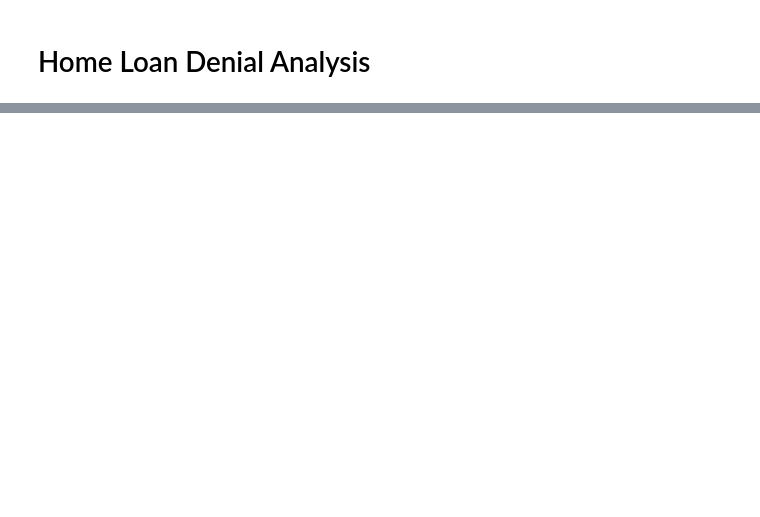
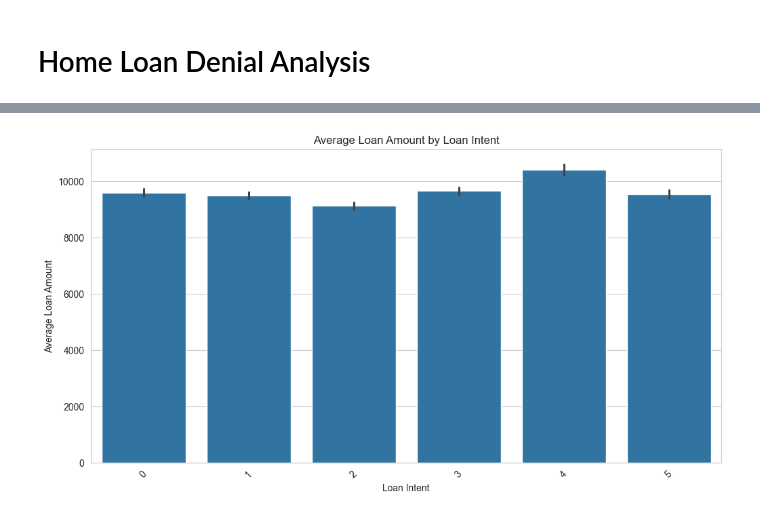
Before and after one commit to DJ-Greenwood/home-loan-denial-analysis, a Jupyter notebook: Notebook/Loan Denial Analysis.ipynb, the cells around one changed output, grey strips where cells are left out. Saved outputs shown, nothing was run; the diff lists cells and outputs as text; code cells hidden in the pictures; blank space fills up the shorter version.

```diff
--- a/Notebook/Loan Denial Analysis.ipynb
+++ b/Notebook/Loan Denial Analysis.ipynb
@@ -158,4 +12,0 @@ def predict(model, input_df):
-# %%
-data_path = "../data/processed/cleaned_loan_data.csv"
-df = pd.read_csv(data_path)
-model = train_model(df)
@@ -258,0 +42,27 @@ Threshold Adjustment: Adjust the decision threshold to find a better balance bet
+# %%
+def clean_data(df):
+    """""
+    This function cleans the data by removing unnecessary columns and rows.
+    """
+    for col in df.columns:
+        if df[col].nunique() == 1:
+            df.drop(col, axis=1, inplace=True)
+    return df
+
+# Clean the data
+clean_df = clean_data(loan_data)
+clean_df.head()
+
+def encode_data(df):
+    """
+    This function encodes categorical variables into numerical values.
+    """
+    # Encode categorical variables
+    categorical_cols = df.select_dtypes(include=['object']).columns
+    for col in categorical_cols:
+        df[col] = pd.factorize(df[col])[0]
+    return df
+
+# Encode the data
+encoded_df = encode_data(clean_df)
+encoded_df.head()
@@ -258,0 +76,11 @@ Threshold Adjustment: Adjust the decision threshold to find a better balance bet
+# %%
+# Create a bar plot for loan amounts by loan intent
+plt.figure(figsize=(12, 6))
+sns.barplot(x='loan_intent', y='loan_amnt', data=clean_df, estimator=np.mean)
+plt.title('Average Loan Amount by Loan Intent')
+plt.xlabel('Loan Intent')
+plt.ylabel('Average Loan Amount')
+plt.xticks(rotation=45)
+plt.show()
+# %% [output]
+[figure, added]
```
Also changed, not shown: parts of 21 cells of this notebook, 1 other file.
